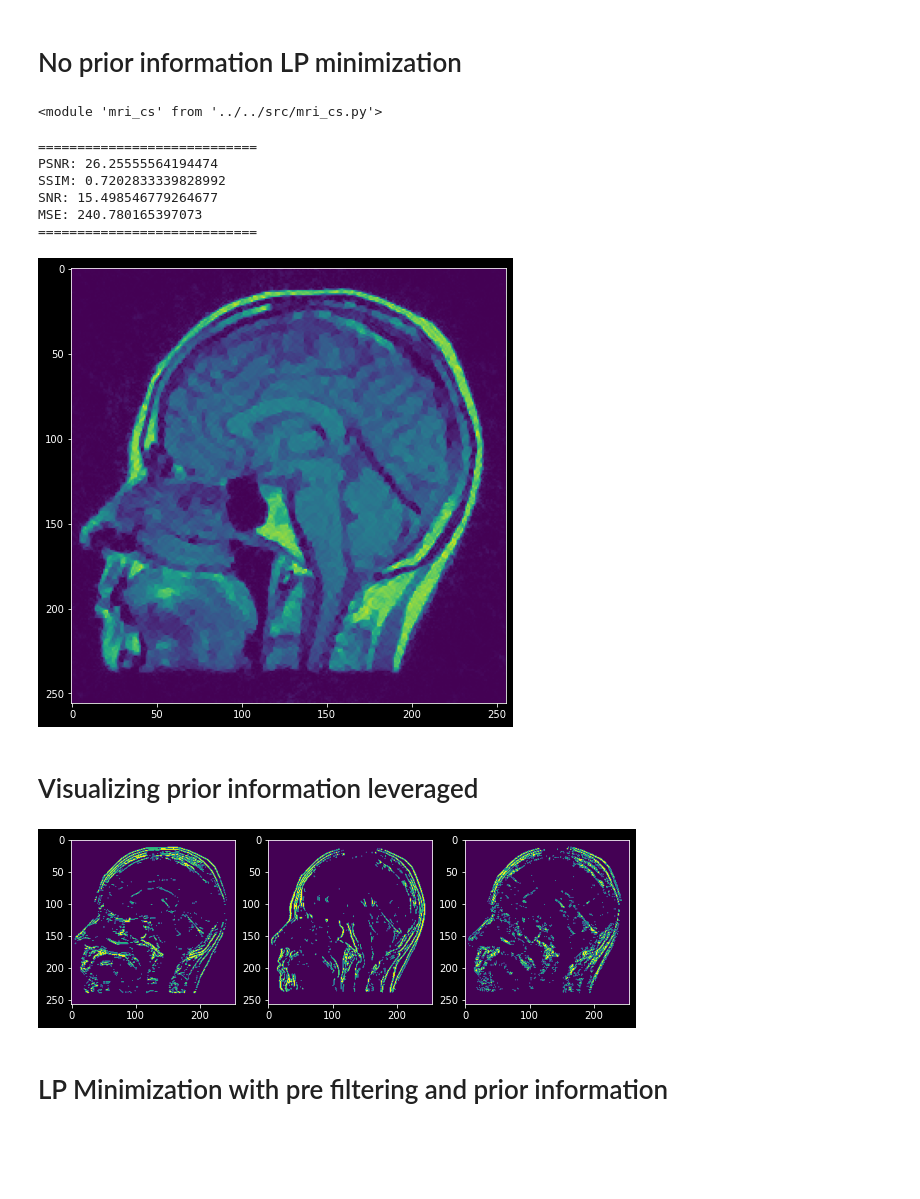
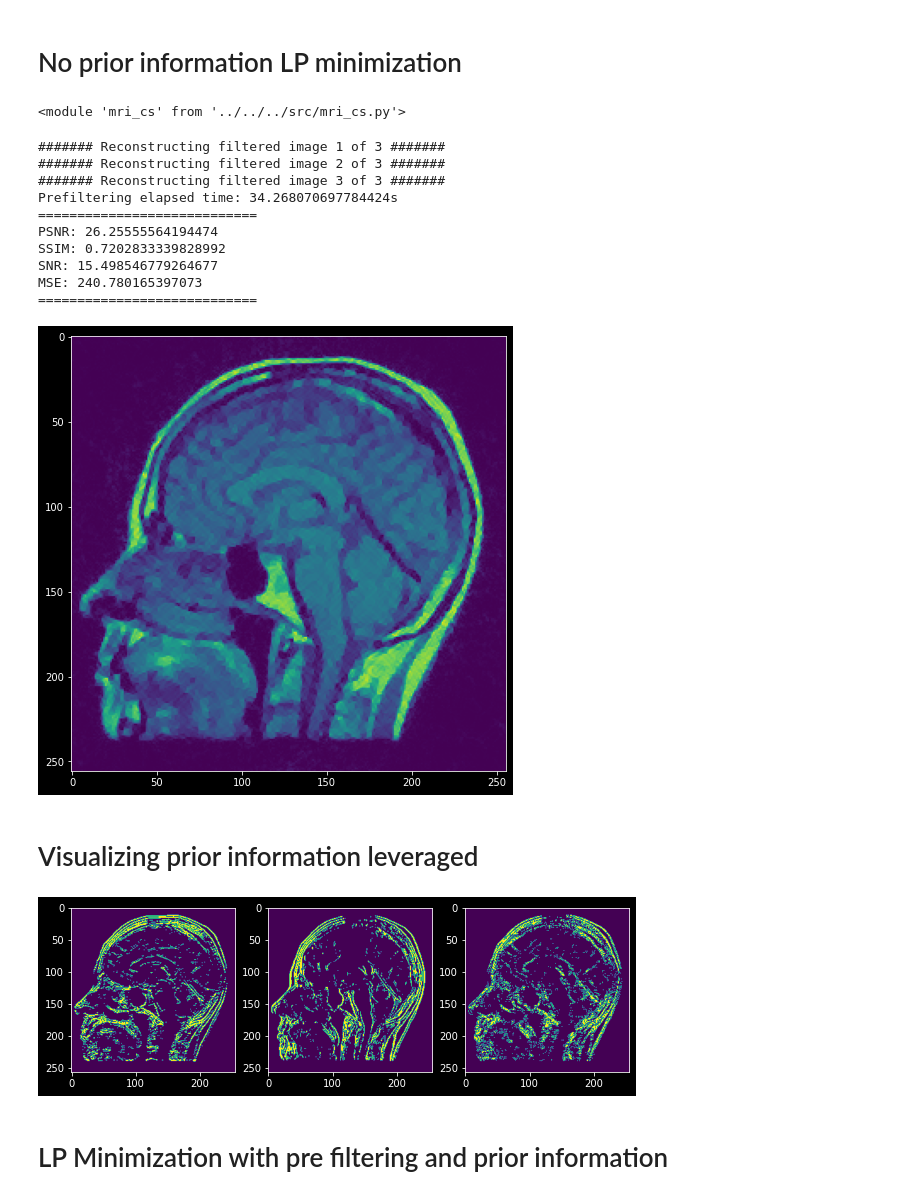
Before and after one commit to gabrielziegler3/CoDePPI, a Jupyter notebook: demos/reconstruction/prior-information/prior-information-head.ipynb, the cells around one changed output. Saved outputs shown, nothing was run; the diff lists cells and outputs as text; code cells hidden in the pictures; blank space fills up the shorter version.

```diff
--- a/demos/reconstruction/prior-information-head.ipynb
+++ b/demos/reconstruction/prior-information/prior-information-head.ipynb
@@ -19,7 +19,7 @@ InteractiveShell.ast_node_interactivity = "all"
 plt.style.use('dark_background')
 plt.rcParams['figure.figsize'] = (10.0, 8.0)
 # %%
-img_file = '../../data/head.png'
+img_file = '../../../data/head.png'
 
 import imageio
 img = np.array(imageio.imread(img_file), dtype="float64")
@@ -88,7 +88,11 @@ nopi_recon = mri_cs.prefiltering(samples_rows, b, rows, cols, h=filters,
 _ = plt.imshow(np.abs(nopi_recon))
 _ = calculate_metrics(np.abs(head), np.abs(nopi_recon))
 # %% [output]
-<module 'mri_cs' from '../../src/mri_cs.py'>
+<module 'mri_cs' from '../../../src/mri_cs.py'>
+####### Reconstructing filtered image 1 of 3 #######
+####### Reconstructing filtered image 2 of 3 #######
+####### Reconstructing filtered image 3 of 3 #######
+Prefiltering elapsed time: 34.268070697784424s
 ============================
 PSNR: 26.25555564194474
 SSIM: 0.7202833339828992
@@ -99,13 +103,13 @@ MSE: 240.780165397073
 # %% [markdown]
 # Visualizing prior information leveraged
 # %%
-phi = mri_cs.prior_information(np.abs(head), pi_prop=8/100, filters=filters)
+phi = mri_cs.prior_information(np.abs(head), pi_prop=13/100, filters=filters)
 fig, (ax1, ax2, ax3) = plt.subplots(1, 3)
 _ = ax1.imshow(helpers.create_mask(phi[0]))
 _ = ax2.imshow(helpers.create_mask(phi[1]))
 _ = ax3.imshow(helpers.create_mask(phi[2]))
 # %% [output]
-[figure, old version]
+[figure, new version]
 # %% [markdown]
 # LP Minimization with pre filtering and prior information
 # %%
```
Also changed, not shown: parts of 2 cells of this notebook, 2 other files.
